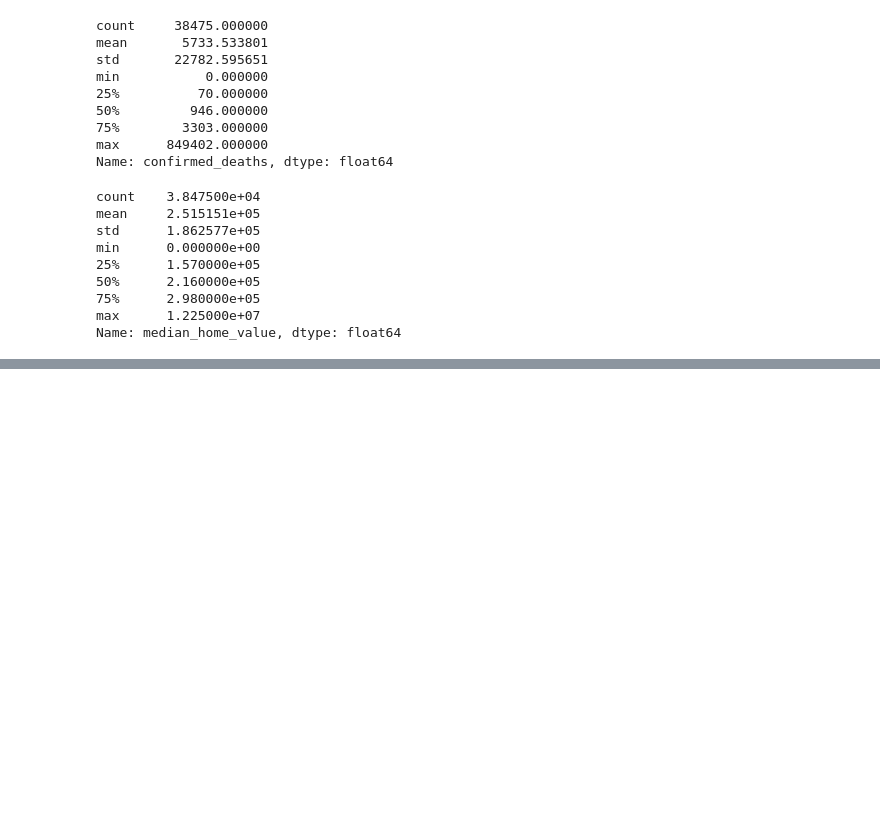
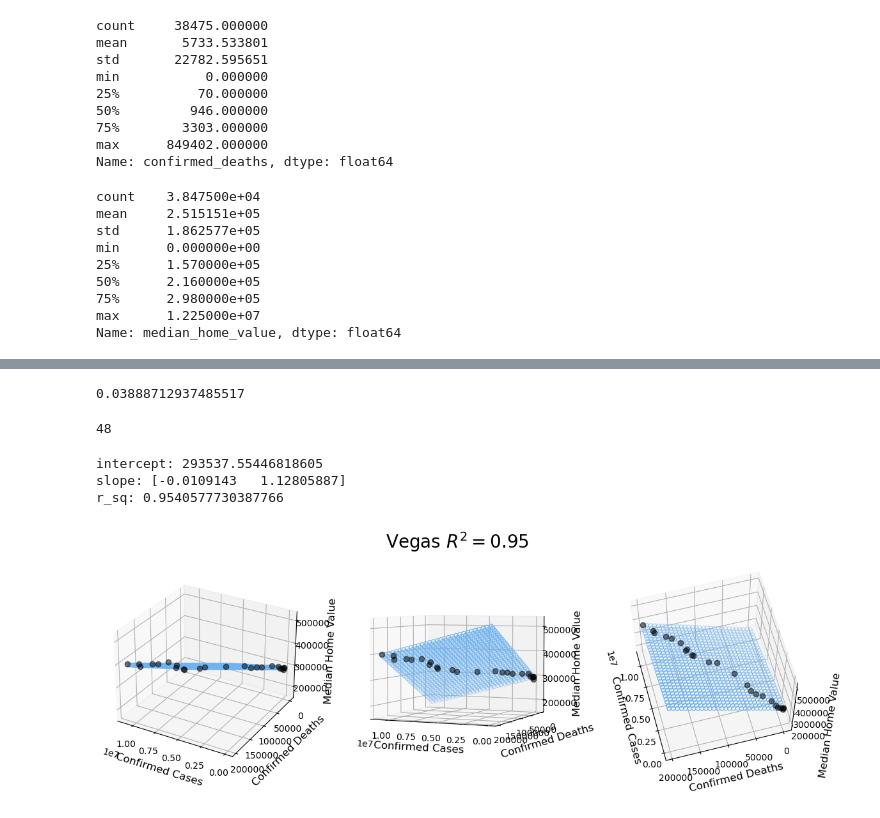
Before and after one commit to fav3ba/Sick-House-Bro, a Jupyter notebook: code/ProjectCode.ipynb, the cells around one changed output, grey strips where cells are left out. Cells and saved outputs as stored; diff of their text form; code cells hidden in the pictures; blank space fills up the shorter version.

```diff
--- a/code/ProjectCode.ipynb
+++ b/code/ProjectCode.ipynb
@@ -368,0 +365,74 @@ plt.plot(miami['median_home_value'])
+# %%
+#Evaluation Metric
+print(r_sq)
+# %% [output]
+0.03888712937485517
+# %%
+#Size of saved model
+import sys
+print(sys.getsizeof(model))
+# %% [output]
+48
+# %%
+#Tourist Town (Las Vegas)
+vegasData = combined_df[combined_df['fips'] == "32003"]
+
+#Large Urban City (NYC)
+nycData = combined_df[combined_df['fips'] == "36061"]
+
+#Rural Town (Shenandoah Valley, VA)
+shenanData = combined_df[combined_df['fips'] == "51171"]
+# %%
+#Vegas
+X = vegasData[['confirmed_cases', 'confirmed_deaths']]
+Y = vegasData['median_home_value']
+model.fit(X,Y)
+r_sq = model.score(X,Y)
+
+print('intercept:', model.intercept_)
+print('slope:', model.coef_)
+print('r_sq:', r_sq)
+# %% [output]
+intercept: 293537.55446818605
+slope: [-0.0109143   1.12805887]
+r_sq: 0.9540577730387766
+# %%
+#Visualization
+x_pred = np.linspace(0, np.max(vegasData['confirmed_cases']), 30)   # range of case values
+y_pred = np.linspace(0, np.max(vegasData['confirmed_deaths']), 30)  # range death values
+xx_pred, yy_pred = np.meshgrid(x_pred, y_pred)
+model_viz = np.array([xx_pred.flatten(), yy_pred.flatten()]).T
+predicted = model.predict(model_viz)
+
+x = X['confirmed_cases']
+y = X['confirmed_deaths']
+z = Y
+
+plt.style.use('default')
+
+fig = plt.figure(figsize=(12, 4))
+
+ax1 = fig.add_subplot(131, projection='3d')
+ax2 = fig.add_subplot(132, projection='3d')
+ax3 = fig.add_subplot(133, projection='3d')
+
+axes = [ax1, ax2, ax3]
+
+for ax in axes:
+    ax.plot(x, y, z, color='k', zorder=15, linestyle='none', marker='o', alpha=0.5)
+    ax.scatter(xx_pred.flatten(), yy_pred.flatten(), predicted, facecolor=(0,0,0,0), s=20, edgecolor='#70b3f0')
+    ax.set_xlabel('Confirmed Cases', fontsize=12)
+    ax.set_ylabel('Confirmed Deaths', fontsize=12)
+    ax.set_zlabel('Median Home Value', fontsize=12)
+    ax.locator_params(nbins=4, axis='x')
+    ax.locator_params(nbins=5, axis='x')
+
+ax1.view_init(elev=28, azim=120)
+ax2.view_init(elev=4, azim=114)
+ax3.view_init(elev=60, azim=165)
+
+fig.suptitle('Vegas $R^2 = %.2f$' % r_sq, fontsize=20)
+
+fig.tight_layout()
+# %% [output]
+[figure, added]
```
Also changed, not shown: parts of 23 cells of this notebook.
